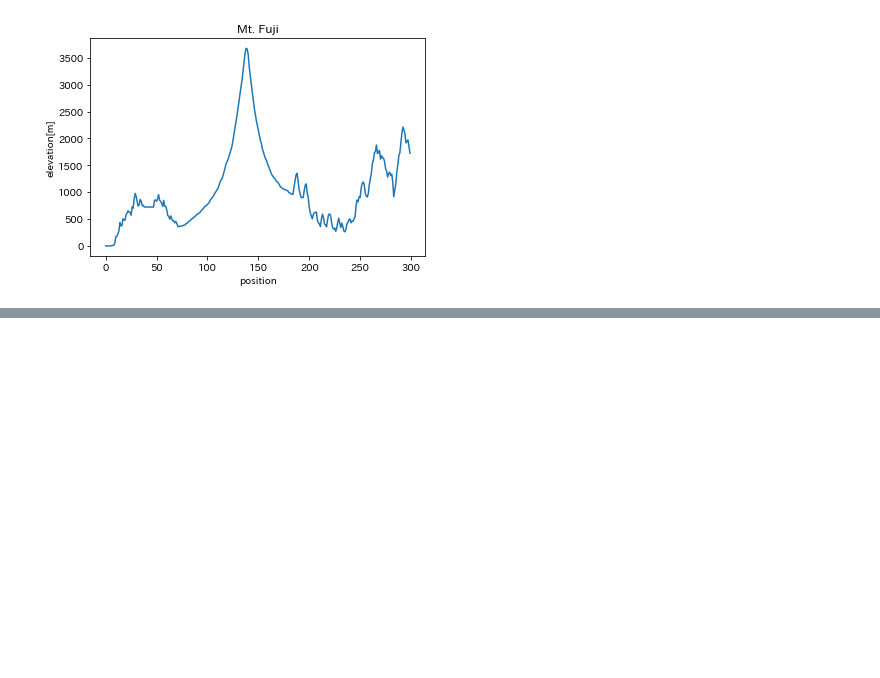
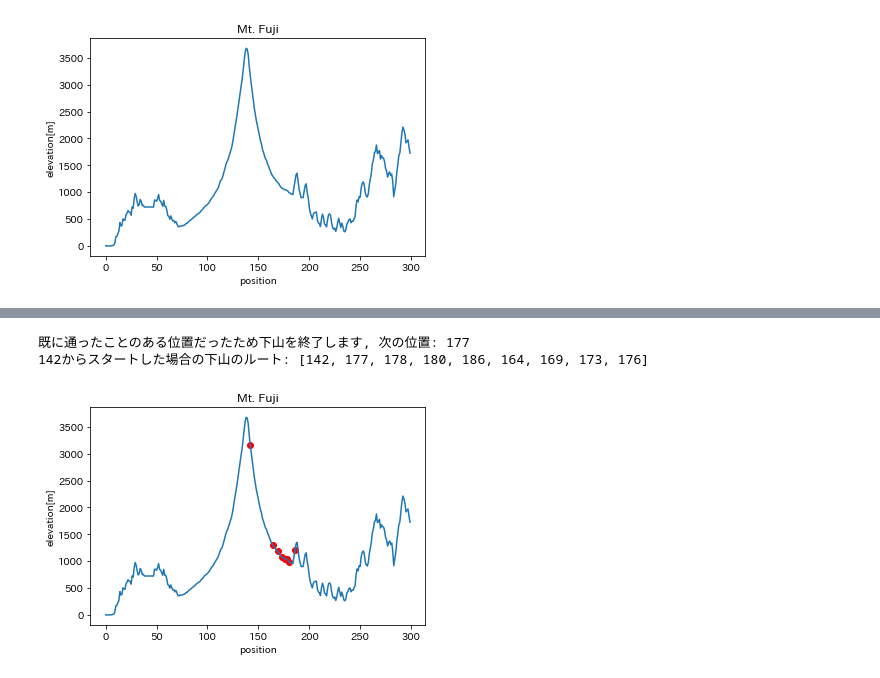
Before and after one commit to yutoJ/ml-learning, a Jupyter notebook: fuji_downhill.ipynb, the cells around one changed output, grey strips where cells are left out. Saved outputs shown, nothing was run; the diff lists cells and outputs as text; code cells hidden in the pictures; blank space fills up the shorter version.

```diff
--- a/fuji_downhill.ipynb
+++ b/fuji_downhill.ipynb
@@ -72,0 +102,7 @@ plt.show()
+# %%
+# 問題6,7 スタートが142の場合
+display_downhill_graph(downhill_fuji(142))
+# %% [output]
+既に通ったことのある位置だったため下山を終了します, 次の位置: 177
+142からスタートした場合の下山のルート: [142, 177, 178, 180, 186, 164, 169, 173, 176]
+[figure, added]
```
Also changed, not shown: parts of 13 cells of this notebook, 1 other file.
